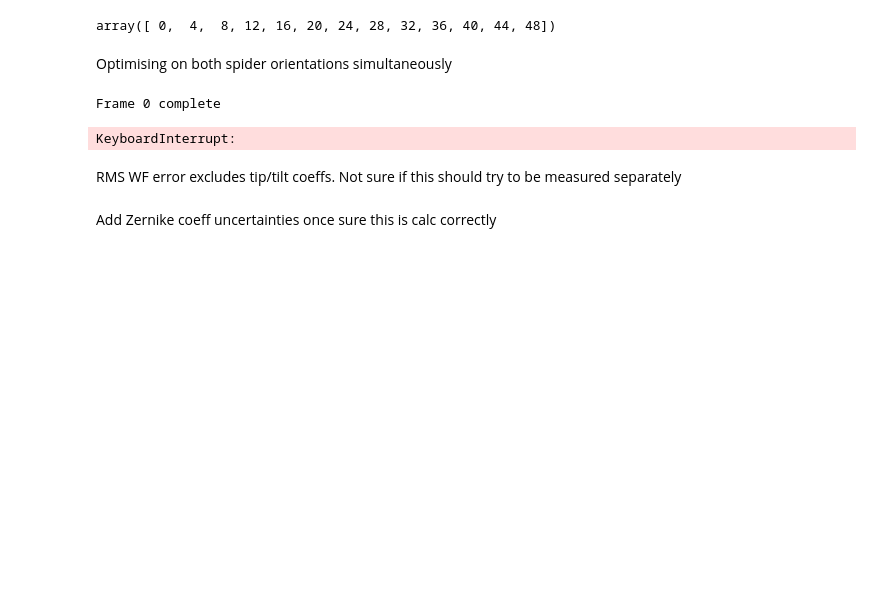
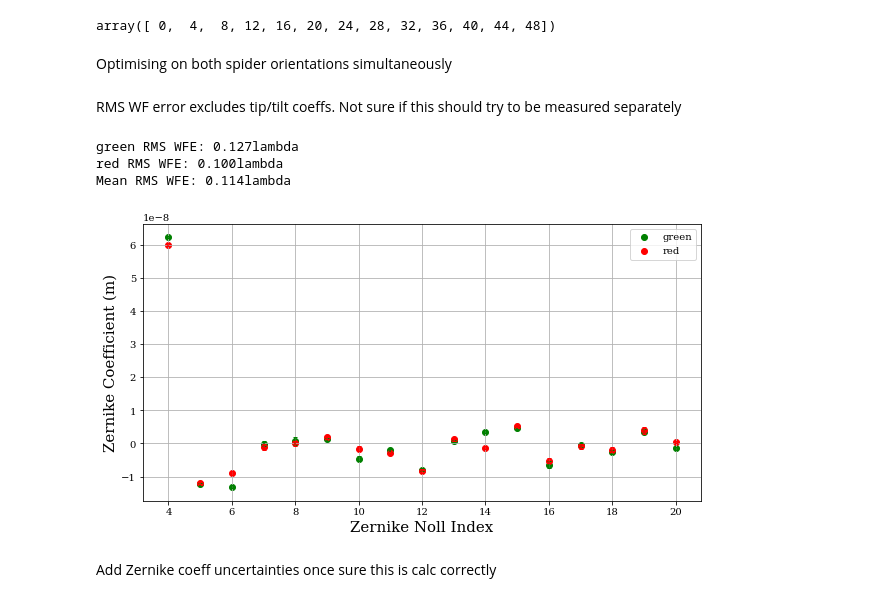
Before and after one commit to TolimanSpace/toliman_dp_design_testing, a Jupyter notebook: Gluing_Characterisation_3_25.ipynb, the cells around one changed output. Saved outputs shown, nothing was run; the diff lists cells and outputs as text; code cells hidden in the pictures; blank space fills up the shorter version.

Commit message:
post delamination fry plates analysis

```diff
--- a/Gluing_Characterisation_3_25.ipynb
+++ b/Gluing_Characterisation_3_25.ipynb
@@ -539,7 +541,7 @@ plate_name = "plate5"
 
 red_coeffs, green_coeffs = [],[]
 # 2 loops for 2 diff source colours
-for i in [1]: #range(2):
+for i in range(2):
     data_idx = 2*i
     ###---------------------------- Re-init models ----------------------------###
     if i == 0:
@@ -717,48 +719,50 @@ for i in [1]: #range(2):
 
 np.save(save_dir +plate_name+"_red_aperture_coeffs.npy", np.asarray(red_coeffs))
 np.save(save_dir +plate_name+"_green_aperture_coeffs.npy", np.asarray(green_coeffs))
-# %% [output]
-Frame 0 complete
-KeyboardInterrupt:
 # %% [markdown]
 RMS WF error excludes tip/tilt coeffs. Not sure if this should try to be measured separately
 # %%
 # Calc fit statistics
-green_coeffs = np.load(save_dir + color + "_"+plate_name+"_green_aperture_coeffs.npy")
-red_coeffs = np.load(save_dir + color + "_"+plate_name+"_red_aperture_coeffs.npy")
+green_coeffs = np.load(save_dir+plate_name+"_green_aperture_coeffs.npy")
+red_coeffs = np.load(save_dir+plate_name+"_red_aperture_coeffs.npy")
 mean_green = np.mean(green_coeffs, axis=0) #teehee
 mean_red = np.mean(red_coeffs, axis=0)
 stdev_green, stdev_red = np.std(green_coeffs, axis=0), np.std(red_coeffs, axis=0)
 # WFE calc excluding piston, tip and tilt
 plt.figure(figsize=(10,5))
 wf_errs = []
 
 labels = ['green', 'red']
 stdevs = [stdev_green, stdev_red]
 for i,coeffs in enumerate([mean_green, mean_red]):
 
     if 'red' in labels[i]:
         wl = red_laser_wl
         colour = 'r'
     elif 'green' in labels[i]:
         wl = green_laser_wl
         colour = 'g'
     else:
         ValueError("Unknown Wavelength")
 
     plt.scatter(zernike_indicies, coeffs, label=labels[i], c=colour)
     plt.errorbar(zernike_indicies, coeffs, yerr=stdevs[i],ecolor=colour, capsize=2,linestyle='')
     RMS_wf_err = ((coeffs**2).sum())**0.5
 
     print("{} RMS WFE: {:.3f}lambda".format(labels[i], RMS_wf_err/wl))
     wf_errs.append(RMS_wf_err/wl)
 
 plt.xlabel("Zernike Noll Index")
 plt.ylabel("Zernike Coefficient (m)")
 plt.grid()
 plt.legend()
 
 print("Mean RMS WFE: {:.3f}lambda".format(np.mean(wf_errs)))
+# %% [output]
+green RMS WFE: 0.127lambda
+red RMS WFE: 0.100lambda
+Mean RMS WFE: 0.114lambda
+[figure, added]
 # %% [markdown]
 Add Zernike coeff uncertainties once sure this is calc correctly
 # %% [markdown]
```
Also changed, not shown: parts of 5 cells of this notebook, 1 other file.
